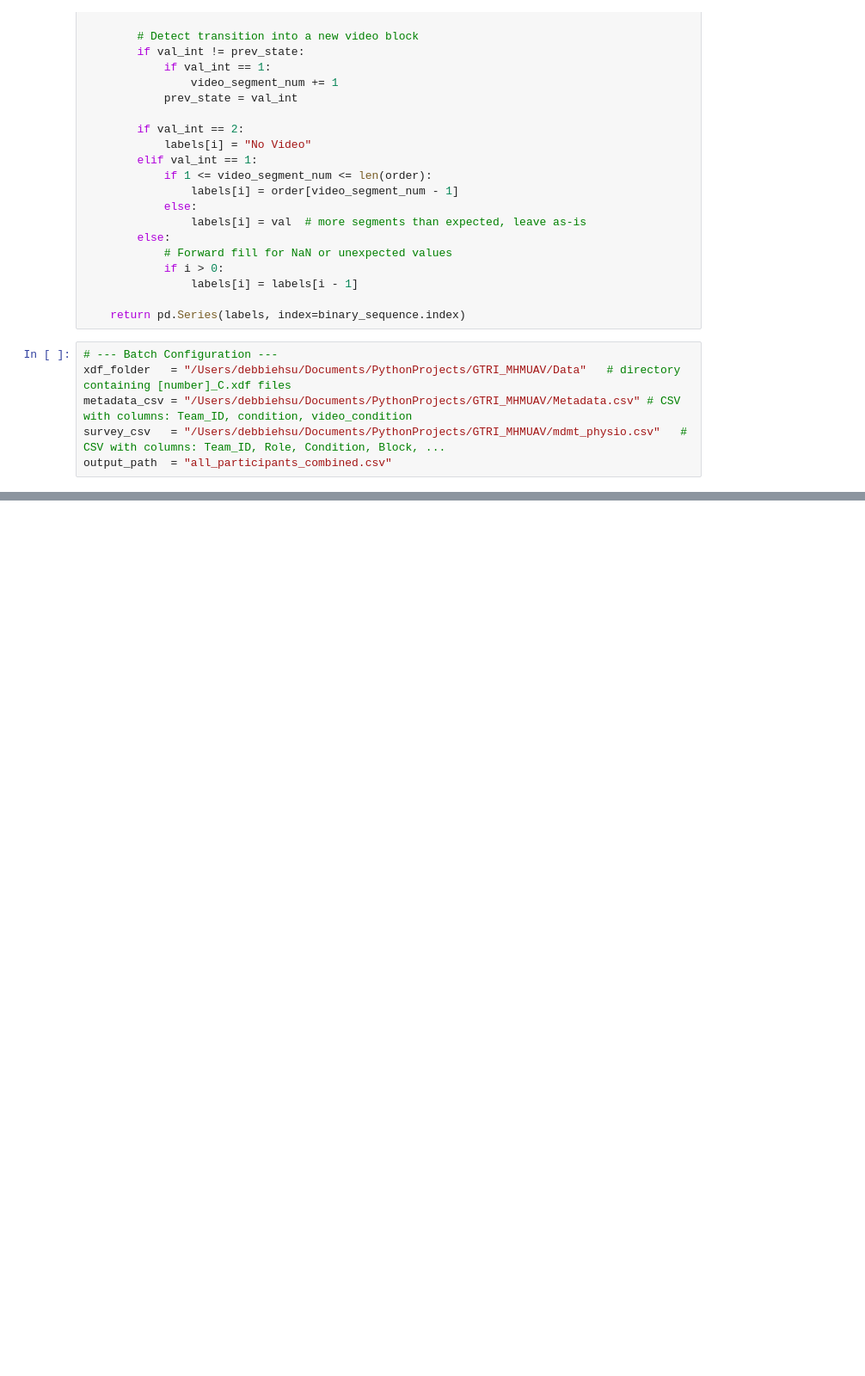
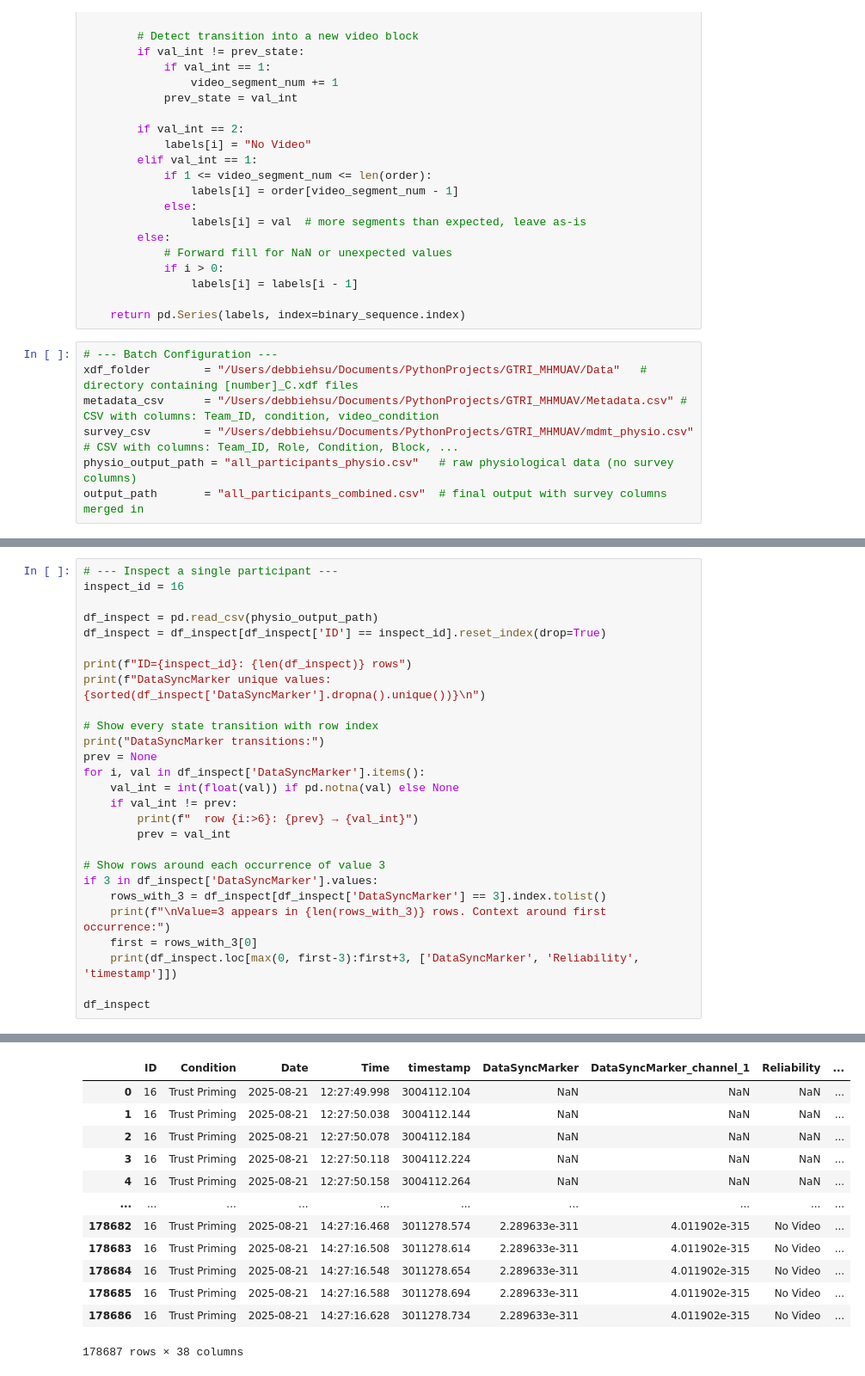
Before and after one commit to GT-HI-lab/GTRI_MHMUAV, a Jupyter notebook: XDF Analyzer.ipynb, the cells around one changed output, grey strips where cells are left out. Shown at 86% size. Drawn from its saved outputs; the diff is of its cells as text; blank space fills up the shorter version.

```diff
--- a/XDF Analyzer.ipynb
+++ b/XDF Analyzer.ipynb
@@ -547,10 +562,11 @@ def _label_video_condition(binary_sequence, video_condition):
     return pd.Series(labels, index=binary_sequence.index)
 # %%
 # --- Batch Configuration ---
-xdf_folder   = "/Users/debbiehsu/Documents/PythonProjects/GTRI_MHMUAV/Data"   # directory containing [number]_C.xdf files
-metadata_csv = "/Users/debbiehsu/Documents/PythonProjects/GTRI_MHMUAV/Metadata.csv" # CSV with columns: Team_ID, condition, video_condition
-survey_csv   = "/Users/debbiehsu/Documents/PythonProjects/GTRI_MHMUAV/mdmt_physio.csv"   # CSV with columns: Team_ID, Role, Condition, Block, ...
-output_path  = "all_participants_combined.csv"
+xdf_folder        = "/Users/debbiehsu/Documents/PythonProjects/GTRI_MHMUAV/Data"   # directory containing [number]_C.xdf files
+metadata_csv      = "/Users/debbiehsu/Documents/PythonProjects/GTRI_MHMUAV/Metadata.csv" # CSV with columns: Team_ID, condition, video_condition
+survey_csv        = "/Users/debbiehsu/Documents/PythonProjects/GTRI_MHMUAV/mdmt_physio.csv"   # CSV with columns: Team_ID, Role, Condition, Block, ...
+physio_output_path = "all_participants_physio.csv"   # raw physiological data (no survey columns)
+output_path       = "all_participants_combined.csv"  # final output with survey columns merged in
 # %%
 def process_batch(xdf_folder, metadata_csv, output_path="all_participants_combined.csv"):
     """
@@ -817,0 +919,28 @@ combined_df.to_csv(output_path, index=False)
+# %%
+# --- Inspect a single participant ---
+inspect_id = 16
+
+df_inspect = pd.read_csv(physio_output_path)
+df_inspect = df_inspect[df_inspect['ID'] == inspect_id].reset_index(drop=True)
+
+print(f"ID={inspect_id}: {len(df_inspect)} rows")
+print(f"DataSyncMarker unique values: {sorted(df_inspect['DataSyncMarker'].dropna().unique())}\n")
+
+# Show every state transition with row index
+print("DataSyncMarker transitions:")
+prev = None
+for i, val in df_inspect['DataSyncMarker'].items():
+    val_int = int(float(val)) if pd.notna(val) else None
+    if val_int != prev:
+        print(f"  row {i:>6}: {prev} → {val_int}")
+        prev = val_int
+
+# Show rows around each occurrence of value 3
+if 3 in df_inspect['DataSyncMarker'].values:
+    rows_with_3 = df_inspect[df_inspect['DataSyncMarker'] == 3].index.tolist()
+    print(f"\nValue=3 appears in {len(rows_with_3)} rows. Context around first occurrence:")
+    first = rows_with_3[0]
+    print(df_inspect.loc[max(0, first-3):first+3, ['DataSyncMarker', 'Reliability', 'timestamp']])
+
+df_inspect
+# %% [output]
@@ -817,0 +958,13 @@ combined_df.to_csv(output_path, index=False)
+|  | ID | Condition | Date | Time | timestamp | DataSyncMarker | DataSyncMarker_channel_1 | Reliability | ... |
+| 0 | 16 | Trust Priming | 2025-08-21 | 12:27:49.998 | 3004112.104 | NaN | NaN | NaN | ... |
+| 1 | 16 | Trust Priming | 2025-08-21 | 12:27:50.038 | 3004112.144 | NaN | NaN | NaN | ... |
+| 2 | 16 | Trust Priming | 2025-08-21 | 12:27:50.078 | 3004112.184 | NaN | NaN | NaN | ... |
+| 3 | 16 | Trust Priming | 2025-08-21 | 12:27:50.118 | 3004112.224 | NaN | NaN | NaN | ... |
+| 4 | 16 | Trust Priming | 2025-08-21 | 12:27:50.158 | 3004112.264 | NaN | NaN | NaN | ... |
+| ... | ... | ... | ... | ... | ... | ... | ... | ... | ... |
+| 178682 | 16 | Trust Priming | 2025-08-21 | 14:27:16.468 | 3011278.574 | 2.289633e-311 | 4.011902e-315 | No Video | ... |
+| 178683 | 16 | Trust Priming | 2025-08-21 | 14:27:16.508 | 3011278.614 | 2.289633e-311 | 4.011902e-315 | No Video | ... |
+| 178684 | 16 | Trust Priming | 2025-08-21 | 14:27:16.548 | 3011278.654 | 2.289633e-311 | 4.011902e-315 | No Video | ... |
+| 178685 | 16 | Trust Priming | 2025-08-21 | 14:27:16.588 | 3011278.694 | 2.289633e-311 | 4.011902e-315 | No Video | ... |
+| 178686 | 16 | Trust Priming | 2025-08-21 | 14:27:16.628 | 3011278.734 | 2.289633e-311 | 4.011902e-315 | No Video | ... |
+178687 rows × 38 columns
```
Also changed, not shown: parts of 9 cells of this notebook.
